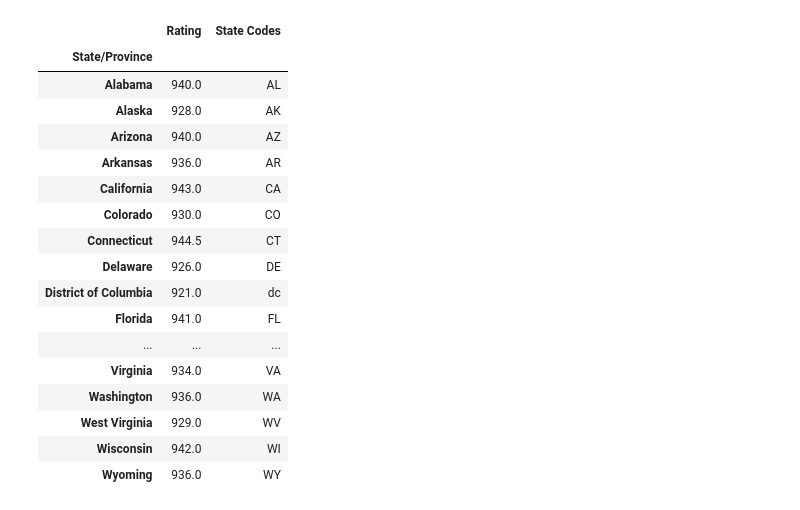
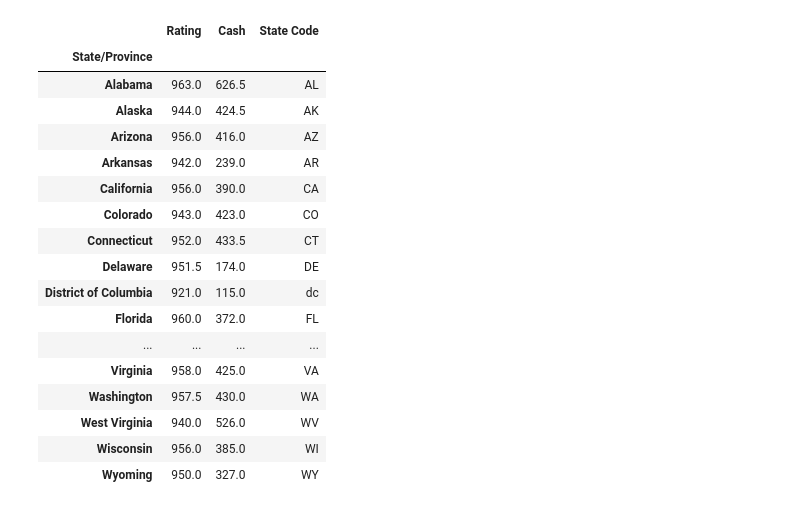
Before and after one commit to DustinEagar/pdga_stats, a Jupyter notebook: pdga_analysis.ipynb, the cells around one changed output. Drawn from its saved outputs; the diff is of its cells as text; code cells hidden in the pictures.

```diff
--- a/pdga_analysis.ipynb
+++ b/pdga_analysis.ipynb
@@ -26,0 +59,6 @@ style.use("ggplot")
+# %%
+#Importing the dataframe from the scraped .csv file
+df = pd.read_csv("./data/pdga_player_stats_11_11_21_20-10-22.csv")
+
+df.info()
+df.head()
@@ -27,6 +98,11 @@ style.use("ggplot")
 # %%
-#Importing the dataframe from the scraped .csv file
-df = pd.read_csv("./pdga_player_stats_05_11_21_01-48-08.csv")
+
+
 df.drop(df.loc[df['Rating']==0].index, inplace=True) #dropping players with no rating
-df.drop_duplicates(subset='PDGA #', inplace=True) #dropping double counted players
+
+df['Cash'] = df['Cash'].str.strip("$")
+df['Cash'] = df['Cash'].str.replace(",","").astype(float)
+#dropping players counted in multiple divisions, keeping div with most events played
+df.sort_values(by='Events', ascending=False)
+df.drop_duplicates(subset='PDGA #', inplace=True)
 # %%
@@ -86,39 +338,23 @@ grouped_df.to_csv("ratings_events_by_state.csv")
 # %%
 #Plotly express professional ratings chloropleth, pro median rating by state
-state_codes = {
-    'District of Columbia' : 'dc','Mississippi': 'MS', 'Oklahoma': 'OK',
-    'Delaware': 'DE', 'Minnesota': 'MN', 'Illinois': 'IL', 'Arkansas': 'AR',
-    'New Mexico': 'NM', 'Indiana': 'IN', 'Maryland': 'MD', 'Louisiana': 'LA',
-    'Idaho': 'ID', 'Wyoming': 'WY', 'Tennessee': 'TN', 'Arizona': 'AZ',
-    'Iowa': 'IA', 'Michigan': 'MI', 'Kansas': 'KS', 'Utah': 'UT',
-    'Virginia': 'VA', 'Oregon': 'OR', 'Connecticut': 'CT', 'Montana': 'MT',
-    'California': 'CA', 'Massachusetts': 'MA', 'West Virginia': 'WV',
-    'South Carolina': 'SC', 'New Hampshire': 'NH', 'Wisconsin': 'WI',
-    'Vermont': 'VT', 'Georgia': 'GA', 'North Dakota': 'ND',
-    'Pennsylvania': 'PA', 'Florida': 'FL', 'Alaska': 'AK', 'Kentucky': 'KY',
-    'Hawaii': 'HI', 'Nebraska': 'NE', 'Missouri': 'MO', 'Ohio': 'OH',
-    'Alabama': 'AL', 'Rhode Island': 'RI', 'South Dakota': 'SD',
-    'Colorado': 'CO', 'New Jersey': 'NJ', 'Washington': 'WA',
-    'North Carolina': 'NC', 'New York': 'NY', 'Texas': 'TX',
-    'Nevada': 'NV', 'Maine': 'ME'}
 
-
-
-
-pro_df = df[df["Class"]=="Pro"]
+#pro_df=df[df['Class']==['Pro']]
+pro_df = df[df["Division"]=="Open"]
 pro_df = pro_df[pro_df["Country"] == "United States"] #Isolate to players from US
 pro_df = pro_df[pro_df["State/Province"].str.contains("Armed Forces")==False] #Drop Armed Forces players for choropleth
 pro_grouped = pro_df.groupby(["State/Province"]).median()
 pro_grouped.drop(columns=["Unnamed: 0", "PDGA #", "Year", "Points", "Events"], inplace=True)
-pro_grouped["State Codes"] = pro_grouped.index.map(lambda x : state_codes[x])
+pro_grouped["State Code"] = pro_grouped.index.map(lambda x : state_codes[x])
+
+#Plotly express 50-State choropleth of median pro ratings by state
+fig2 = px.choropleth(pro_grouped, locations = 'State Code', locationmode = 'USA-states',
+                    color='Rating', color_continuous_scale='ice', scope='usa',
+                   title='Median Ratings of MPO Competitors by State, November 2021',
+                    hover_name=pro_grouped.index)
+
+fig2.write_image("./plots/us_pro_medianrating_choropleth_{}.png".format(date_str))
+fig2.show()
 
 with pd.option_context('display.max_rows', None, 'display.max_columns', None):  # more options can be specified also
     display(pro_grouped)
-
-fig = px.choropleth(pro_grouped, locations = 'State Codes', locationmode = 'USA-states',
-                    color='Rating', color_continuous_scale='viridis', scope='usa',
-                   title='Median Ratings of Pro Disc Golfers by State, October 2021')
-
-fig.write_image("us_pro_medianrating_choropleth.png")
-fig.show()
 # %% [output]
@@ -125,18 +362,18 @@ fig.show()
-|  | Rating | State Codes |
-| State/Province |  |  |
-| Alabama | 940.0 | AL |
-| Alaska | 928.0 | AK |
-| Arizona | 940.0 | AZ |
-| Arkansas | 936.0 | AR |
-| California | 943.0 | CA |
-| Colorado | 930.0 | CO |
-| Connecticut | 944.5 | CT |
-| Delaware | 926.0 | DE |
-| District of Columbia | 921.0 | dc |
-| Florida | 941.0 | FL |
-| ... | ... | ... |
-| Virginia | 934.0 | VA |
-| Washington | 936.0 | WA |
-| West Virginia | 929.0 | WV |
-| Wisconsin | 942.0 | WI |
-| Wyoming | 936.0 | WY |
+|  | Rating | Cash | State Code |
+| State/Province |  |  |  |
+| Alabama | 963.0 | 626.5 | AL |
+| Alaska | 944.0 | 424.5 | AK |
+| Arizona | 956.0 | 416.0 | AZ |
+| Arkansas | 942.0 | 239.0 | AR |
+| California | 956.0 | 390.0 | CA |
+| Colorado | 943.0 | 423.0 | CO |
+| Connecticut | 952.0 | 433.5 | CT |
+| Delaware | 951.5 | 174.0 | DE |
+| District of Columbia | 921.0 | 115.0 | dc |
+| Florida | 960.0 | 372.0 | FL |
+| ... | ... | ... | ... |
+| Virginia | 958.0 | 425.0 | VA |
+| Washington | 957.5 | 430.0 | WA |
+| West Virginia | 940.0 | 526.0 | WV |
+| Wisconsin | 956.0 | 385.0 | WI |
+| Wyoming | 950.0 | 327.0 | WY |
```
Also changed, not shown: parts of 32 cells of this notebook, 15 other files.
